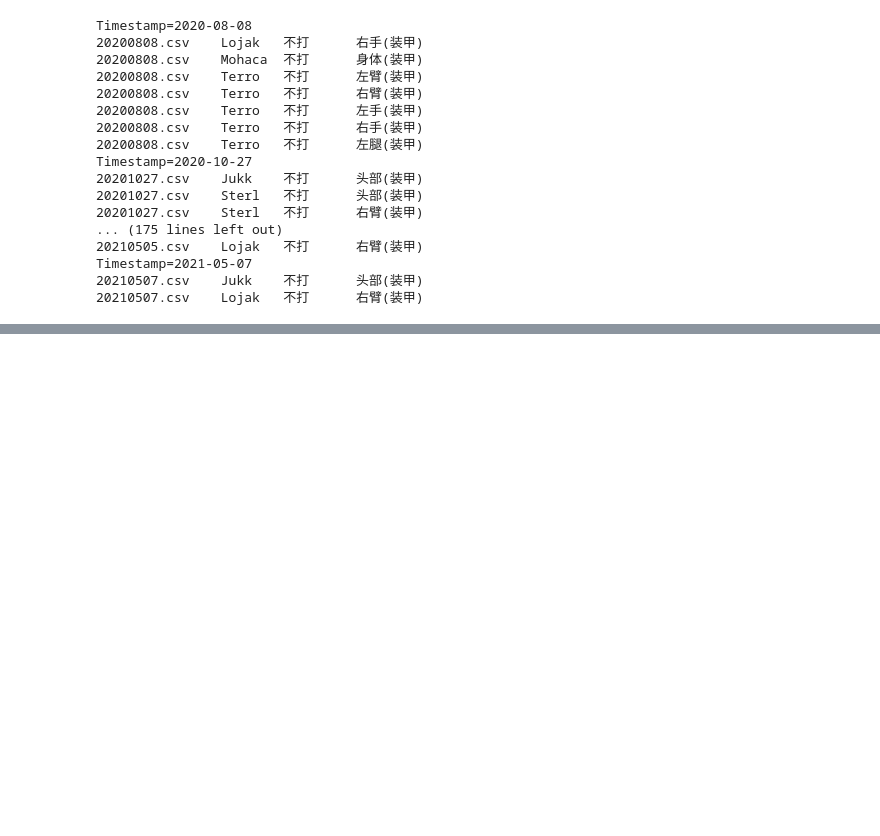
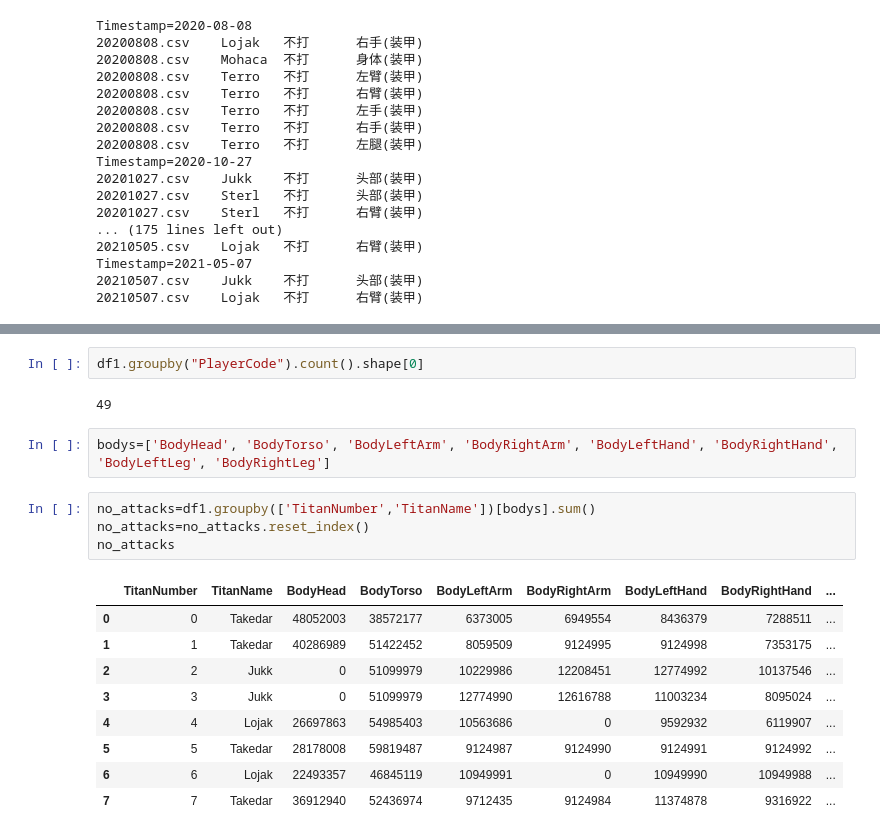
Before and after one commit to ShenShu2016/TT2-Clan-Raid, a Jupyter notebook: test.ipynb, the cells around one changed output, grey strips where cells are left out. Saved outputs shown, nothing was run; the diff lists cells and outputs as text; blank space fills up the shorter version.

```diff
--- a/test.ipynb
+++ b/test.ipynb
@@ -68,0 +103,20 @@ Timestamp=2021-05-07
+# %%
+df1.groupby("PlayerCode").count().shape[0]
+# %% [output]
+49
+# %%
+bodys=['BodyHead', 'BodyTorso', 'BodyLeftArm', 'BodyRightArm', 'BodyLeftHand', 'BodyRightHand', 'BodyLeftLeg', 'BodyRightLeg']
+# %%
+no_attacks=df1.groupby(['TitanNumber','TitanName'])[bodys].sum()
+no_attacks=no_attacks.reset_index()
+no_attacks
+# %% [output]
+|  | TitanNumber | TitanName | BodyHead | BodyTorso | BodyLeftArm | BodyRightArm | BodyLeftHand | BodyRightHand | ... |
+| 0 | 0 | Takedar | 48052003 | 38572177 | 6373005 | 6949554 | 8436379 | 7288511 | ... |
+| 1 | 1 | Takedar | 40286989 | 51422452 | 8059509 | 9124995 | 9124998 | 7353175 | ... |
+| 2 | 2 | Jukk | 0 | 51099979 | 10229986 | 12208451 | 12774992 | 10137546 | ... |
+| 3 | 3 | Jukk | 0 | 51099979 | 12774990 | 12616788 | 11003234 | 8095024 | ... |
+| 4 | 4 | Lojak | 26697863 | 54985403 | 10563686 | 0 | 9592932 | 6119907 | ... |
+| 5 | 5 | Takedar | 28178008 | 59819487 | 9124987 | 9124990 | 9124991 | 9124992 | ... |
+| 6 | 6 | Lojak | 22493357 | 46845119 | 10949991 | 0 | 10949990 | 10949988 | ... |
+| 7 | 7 | Takedar | 36912940 | 52436974 | 9712435 | 9124984 | 11374878 | 9316922 | ... |
```
Also changed, not shown: parts of 5 cells of this notebook, 1 other file.
